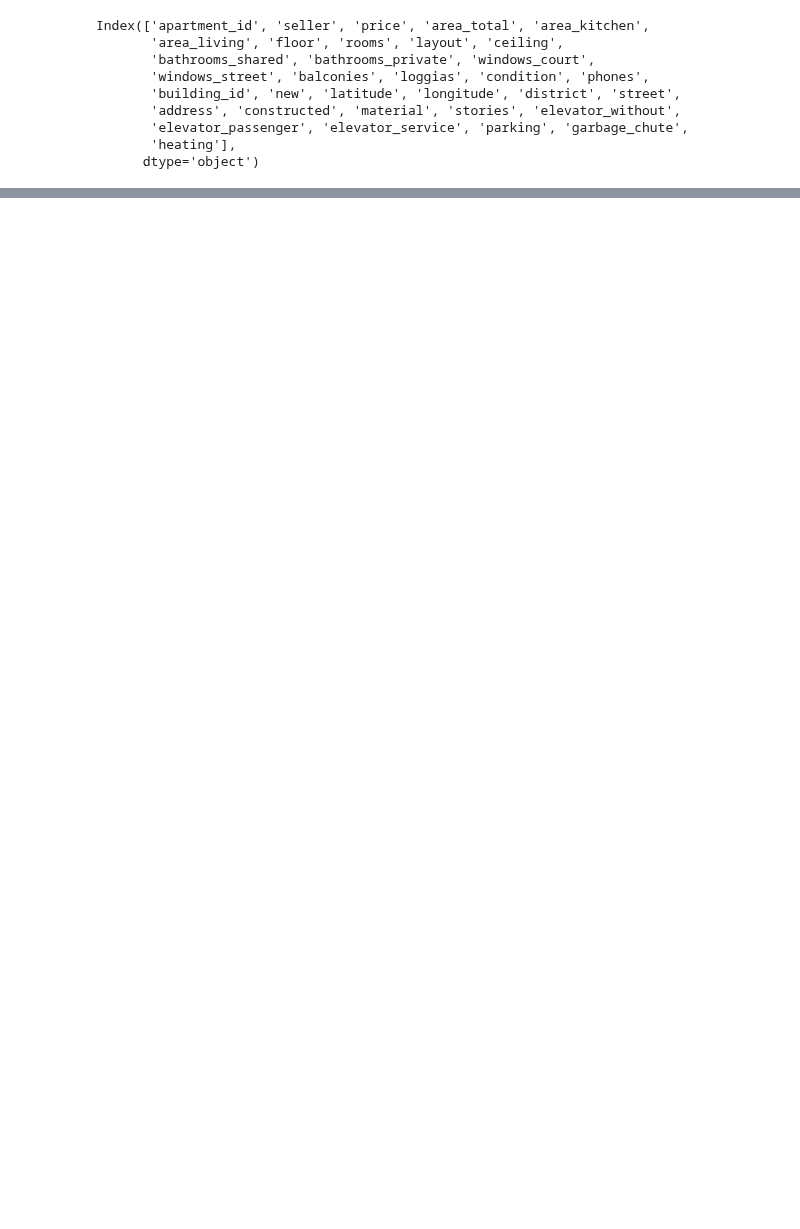
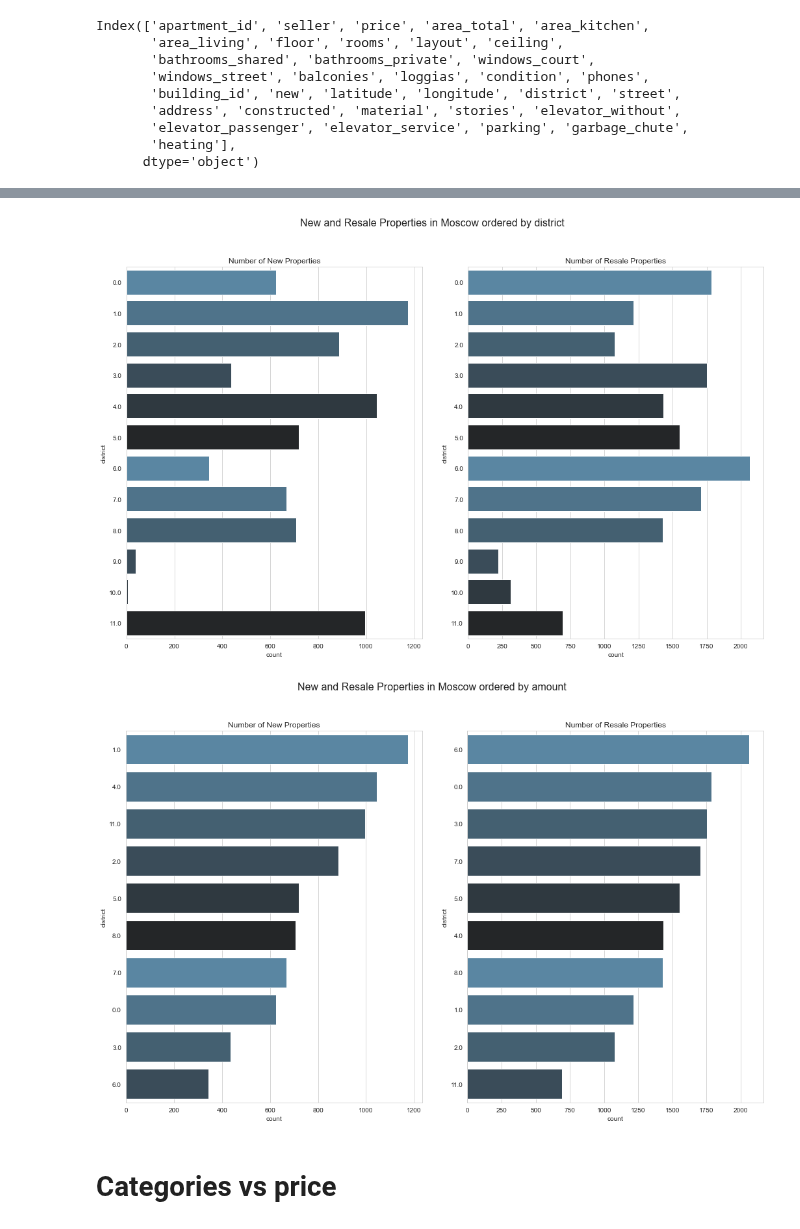
Before and after one commit to henrfj/TDT4173-ML, a Jupyter notebook: hasse-testsite/feature_analysis_buildings.ipynb, the cells around one changed output, grey strips where cells are left out. Cells and saved outputs as stored; diff of their text form; code cells hidden in the pictures; blank space fills up the shorter version.

```diff
--- a/hasse-testsite/feature_analysis_buildings.ipynb
+++ b/hasse-testsite/feature_analysis_buildings.ipynb
@@ -82,0 +132,34 @@ y = data['price']
+# %%
+def count_plot(data,title,p):
+    df5=data[data['new']== 1]
+    df6=data[data['new']== 0]
+    fig, ax = plt.subplots(1,2,figsize=(15, 10))
+    ax[0]=sns.countplot(y='district', data=df5, ax=ax[0],palette = p)
+    ax[0].set_title('Number of New Properties')
+    ax[1]=sns.countplot(y='district', data=df6, ax=ax[1],palette = p)
+    ax[1].set_title('Number of Resale Properties')
+
+    fig.suptitle(title, fontsize=16)
+    plt.tight_layout(pad=3.0)
+    plt.show()
+
+def count_plot_ordered(data,title,p):
+    df5=data[data['new']== 1]
+    df6=data[data['new']== 0]
+    fig, ax = plt.subplots(1,2,figsize=(15, 10))
+    ax[0]=sns.countplot(y='district', data=df5, order=df5.district.value_counts().index[:10], ax=ax[0],palette = p)
+    ax[0].set_title('Number of New Properties')
+    ax[1]=sns.countplot(y='district', data=df6, order=df6.district.value_counts().index[:10], ax=ax[1],palette = p)
+    ax[1].set_title('Number of Resale Properties')
+
+    fig.suptitle(title, fontsize=16)
+    plt.tight_layout(pad=3.0)
+    plt.show()
+# %%
+count_plot(x,'New and Resale Properties in Moscow ordered by district',moscow)
+count_plot_ordered(x,'New and Resale Properties in Moscow ordered by amount',moscow)
+# %% [output]
+[figure, added]
+[figure, added]
+# %% [markdown]
+# Categories vs price
```
Also changed, not shown: parts of 16 cells of this notebook.
